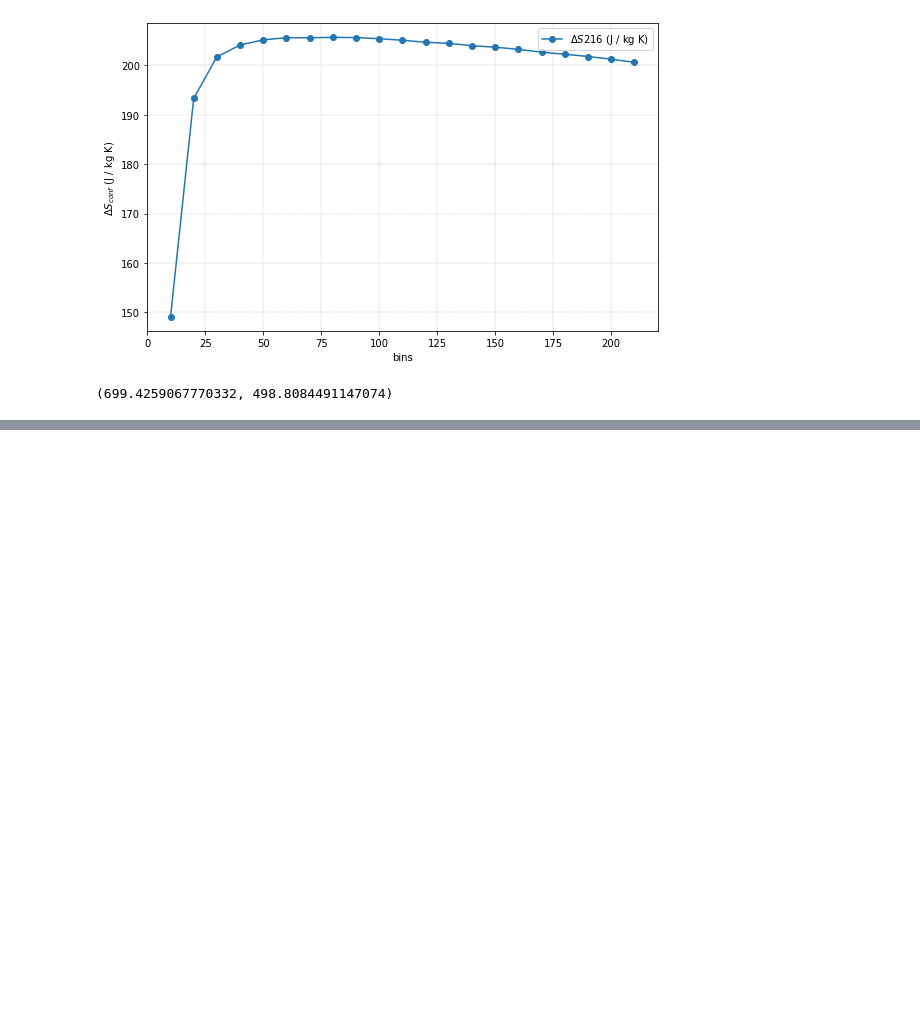
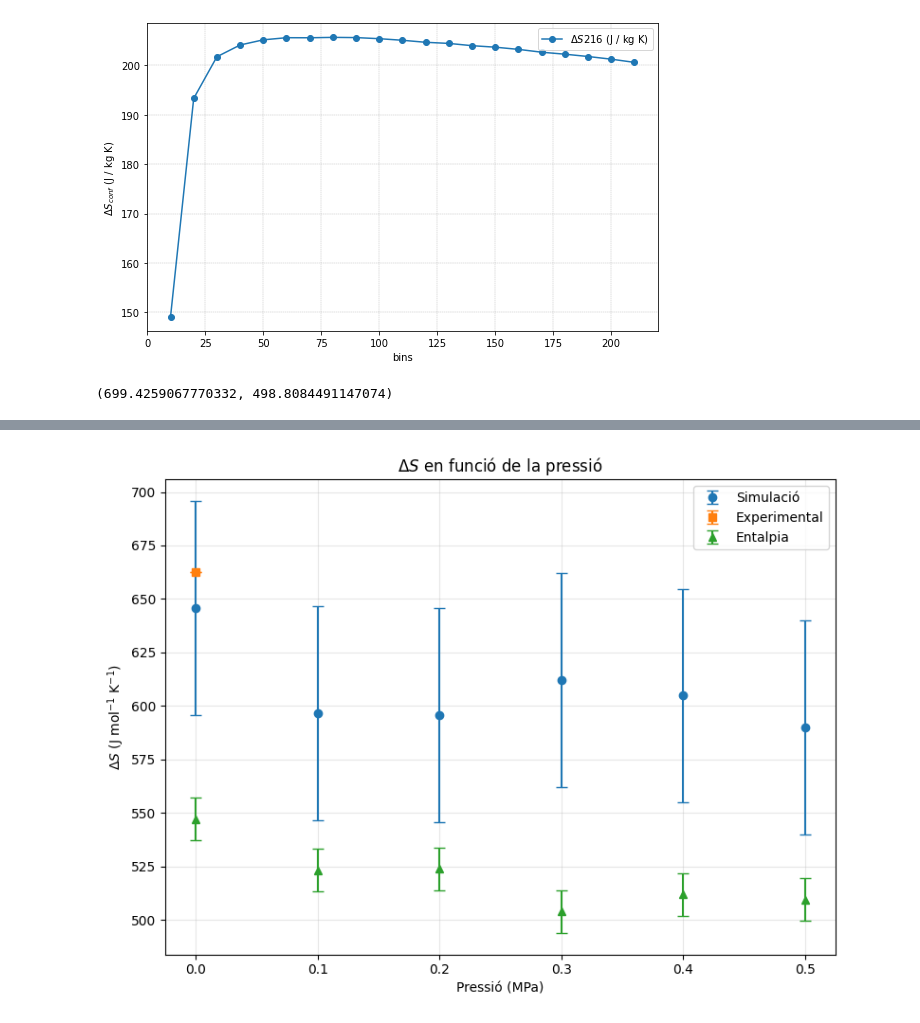
Before and after one commit to aressanu/ENTROPIES-25, a Jupyter notebook: PE.ipynb, the cells around one changed output, grey strips where cells are left out. Drawn from its saved outputs; the diff is of its cells as text; code cells hidden in the pictures; blank space fills up the shorter version.

```diff
--- a/PE.ipynb
+++ b/PE.ipynb
@@ -448,0 +510,72 @@ compare_entropy_by_bins(bins_list, file_216_a, file_216_b, entropy_fn=entropy_co
+# %%
+import numpy as np
+import matplotlib.pyplot as plt
+
+P = np.array([0.0, 0.1, 0.2, 0.3, 0.4, 0.5])
+# Simulació (Ast)
+S_sim = np.array([
+    645.74,
+    596.62,
+    595.56,
+    612.24,
+    604.79,
+    590.04
+])
+
+# Entalpia (Ash)
+S_H= np.array([
+    547.11,
+    523.27,
+    523.90,
+    503.88,
+    511.95,
+    509.43
+])
+
+# Experimental
+S_exp = np.array([
+    662.50,
+    np.nan,
+    np.nan,
+    np.nan,
+    np.nan,
+    np.nan
+])
+
+
+
+err_exp = 0.15 * S_exp
+err_H = np.full(len(P), 10.0)
+err_sim = np.full(len(P), 50.0)
+
+plt.figure(figsize=(8,6))
+
+plt.errorbar(
+    P, S_sim, yerr=err_sim,
+    fmt='o', capsize=4,
+    label='Simulació'
+)
+
+plt.errorbar(
+    P, S_exp, yerr=0,
+    fmt='s', capsize=4,
+    label='Experimental'
+)
+
+
+plt.errorbar(
+    P, S_H, yerr=err_H,
+    fmt='^', capsize=4,
+    label='Entalpia'
+)
+
+plt.xlabel('Pressió (MPa)')
+plt.ylabel(r'$\Delta S$ (J mol$^{-1}$ K$^{-1}$)')
+plt.title(r'$\Delta S$ en funció de la pressió')
+plt.legend()
+plt.grid(True, alpha=0.3)
+
+plt.tight_layout()
+plt.show()
+# %% [output]
+[figure, added]
```
Also changed, not shown: parts of 5 cells of this notebook, 2 other files.
